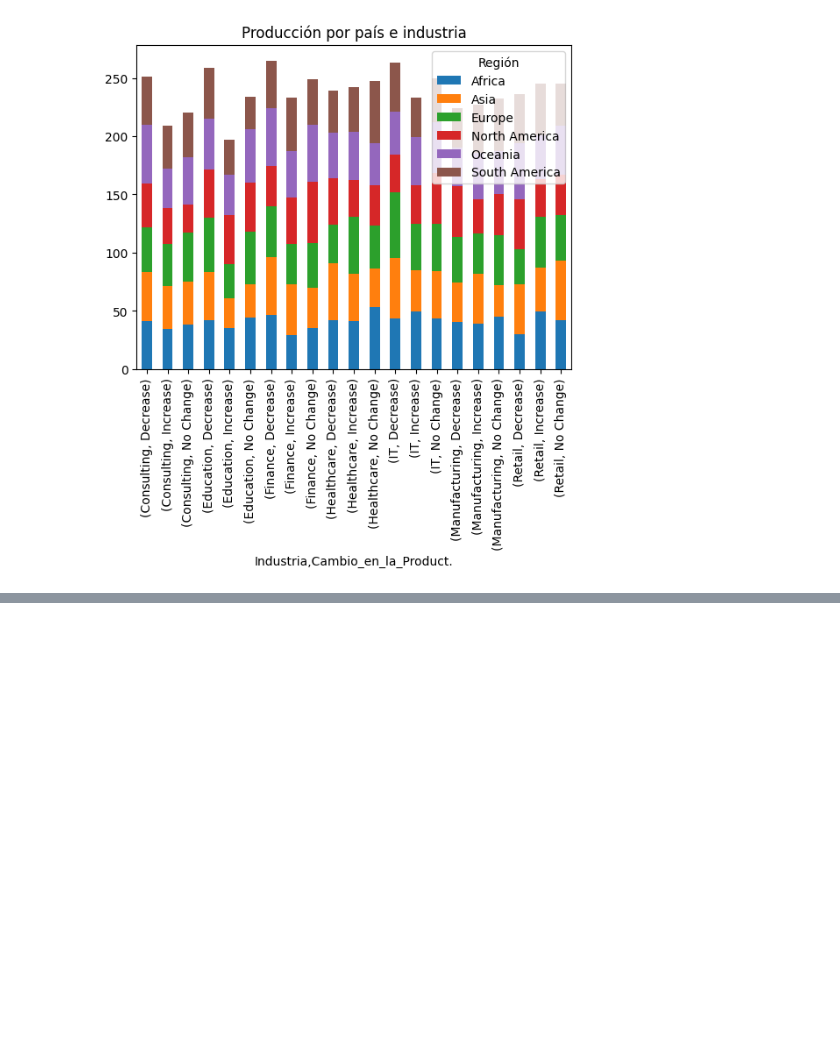
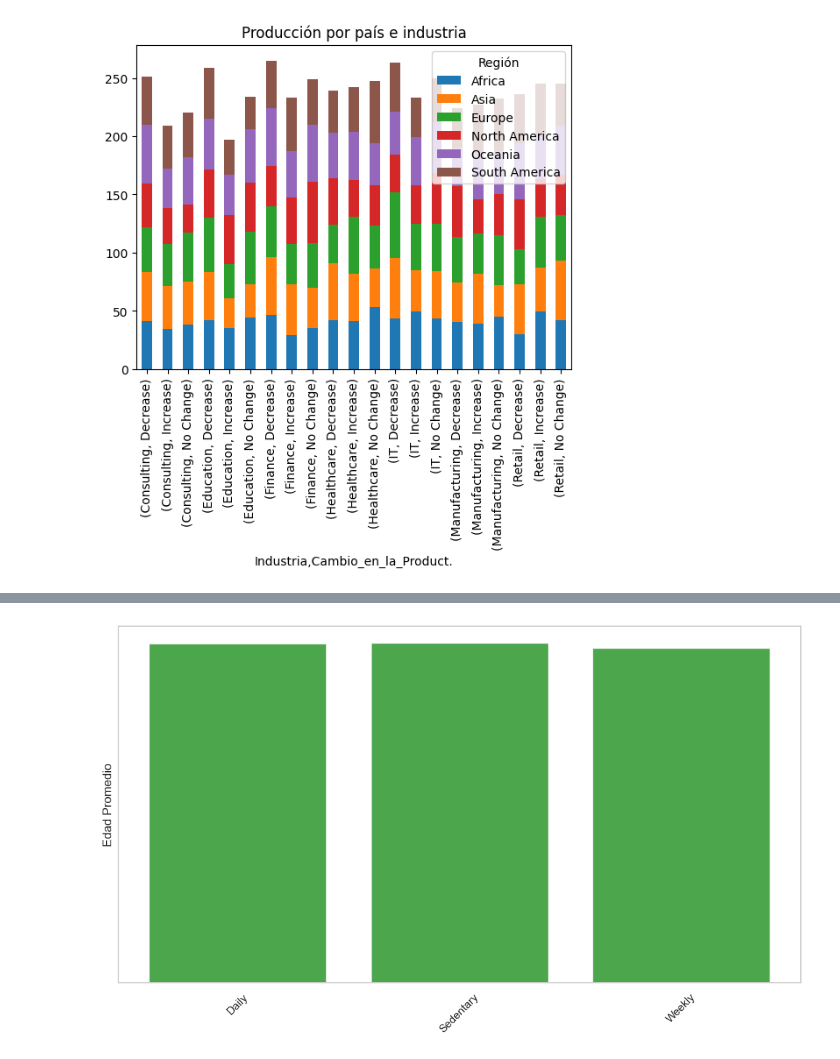
Before and after one commit to ConchaLG/ONLINE_DS_THEBRIDGE_ConchaLopez_Exercises, a Jupyter notebook: Concha_EDA/EDA.ipynb, the cells around one changed output, grey strips where cells are left out. Saved outputs shown, nothing was run; the diff lists cells and outputs as text; code cells hidden in the pictures; blank space fills up the shorter version.

```diff
--- a/Concha_EDA/EDA.ipynb
+++ b/Concha_EDA/EDA.ipynb
@@ -454,0 +521,29 @@ plt.show()
+# %%
+
+# Eliminar duplicados
+df.drop_duplicates(inplace=True)
+
+# Calcular el promedio de Edad por Actividad Física
+edad_promedio = df.groupby('Actividad_Física')['Edad'].mean().reset_index()
+
+# Crear la gráfica de barras
+plt.figure(figsize=(10, 6))
+plt.bar(edad_promedio['Actividad_Física'], edad_promedio['Edad'], color='green', alpha=0.7)  # alpha para la transparencia
+
+# Quitar las líneas del fondo
+plt.grid(False)
+
+# Etiquetas y título
+plt.xlabel('')
+plt.ylabel('Edad Promedio')
+plt.title('')
+plt.xticks(rotation=45)
+
+# Quitar los números del eje y
+plt.yticks([])
+
+# Mostrar la gráfica
+plt.tight_layout()
+plt.show()
+# %% [output]
+[figure, added]
```
Also changed, not shown: parts of 31 cells of this notebook, 1 other file.
